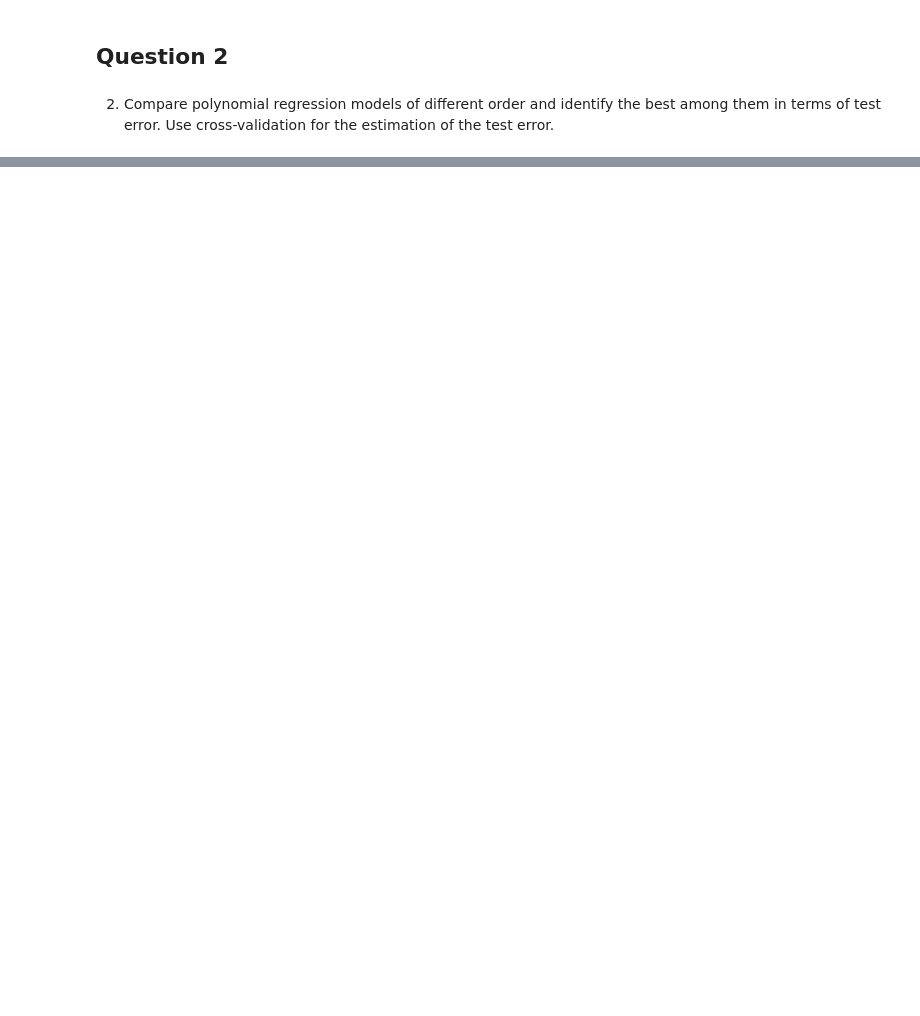
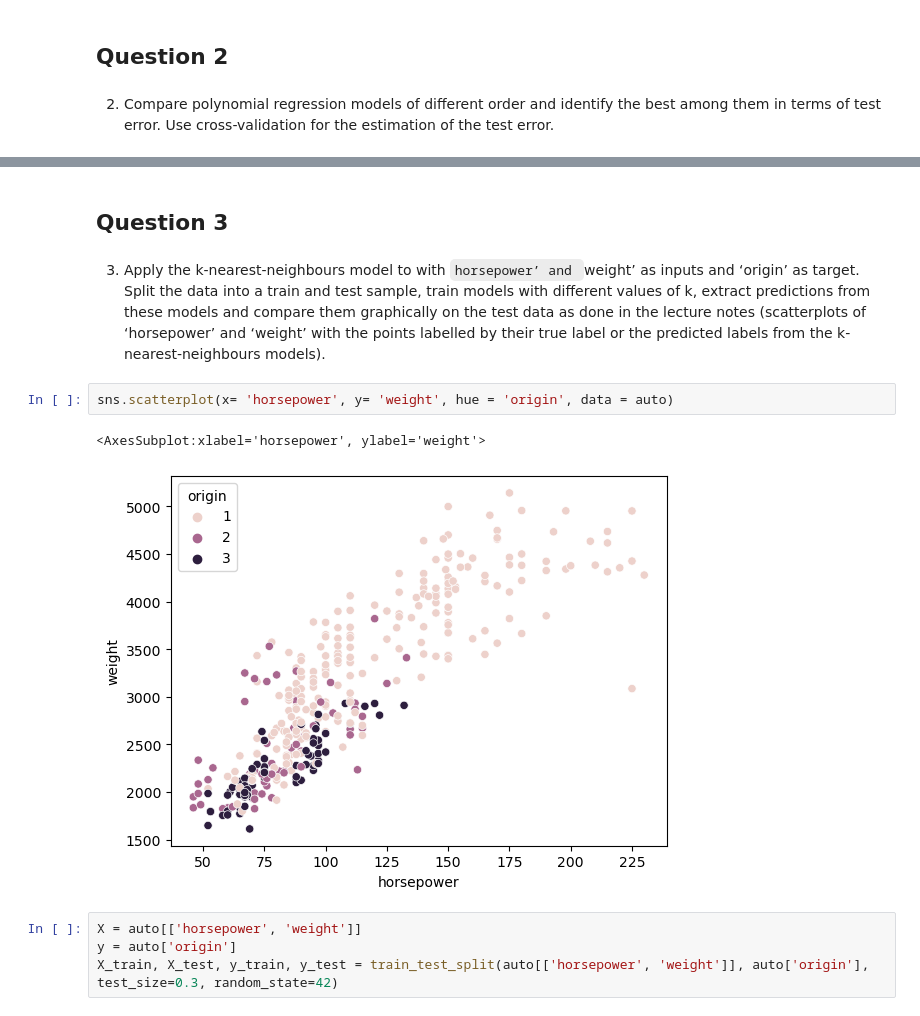
Before and after one commit to Reytrei/ST3187_assignment1, a Jupyter notebook: ST3189_Assignment1.ipynb, the cells around one changed output, grey strips where cells are left out. Drawn from its saved outputs; the diff is of its cells as text; blank space fills up the shorter version.

```diff
--- a/ST3189_Assignment1.ipynb
+++ b/ST3189_Assignment1.ipynb
@@ -168,0 +167,18 @@ The best degree for polynomial regression is 1.
+# %% [markdown]
+## Question 3
+# %% [markdown]
+3. Apply the k-nearest-neighbours model to with `horsepower’ and `weight’ as
+inputs and ‘origin’ as target. Split the data into a train and test sample, train
+models with different values of k, extract predictions from these models and
+compare them graphically on the test data as done in the lecture notes
+(scatterplots of ‘horsepower’ and ‘weight’ with the points labelled by their true
+label or the predicted labels from the k-nearest-neighbours models).
+# %%
+sns.scatterplot(x= 'horsepower', y= 'weight', hue = 'origin', data = auto)
+# %% [output]
+<AxesSubplot:xlabel='horsepower', ylabel='weight'>
+[figure, added]
+# %%
+X = auto[['horsepower', 'weight']]
+y = auto['origin']
+X_train, X_test, y_train, y_test = train_test_split(auto[['horsepower', 'weight']], auto['origin'], test_size=0.3, random_state=42)
```
Also changed, not shown: parts of 19 cells of this notebook.
